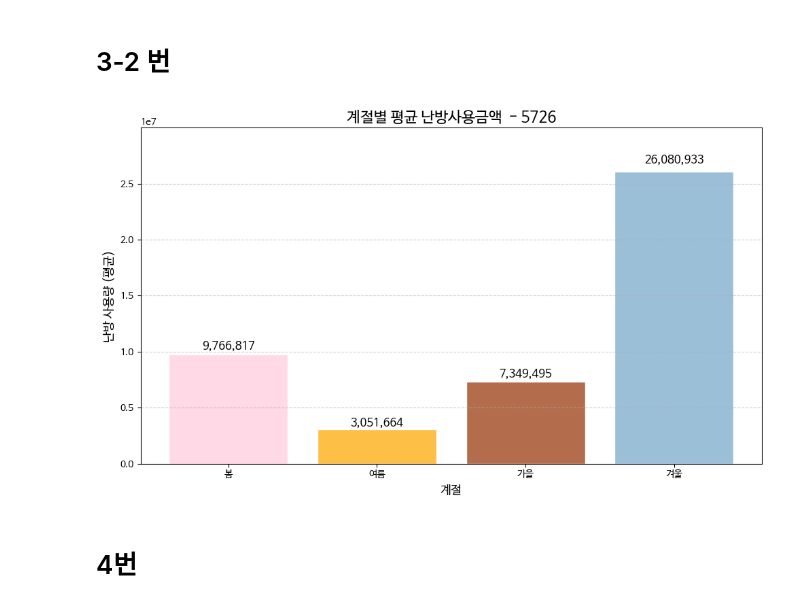
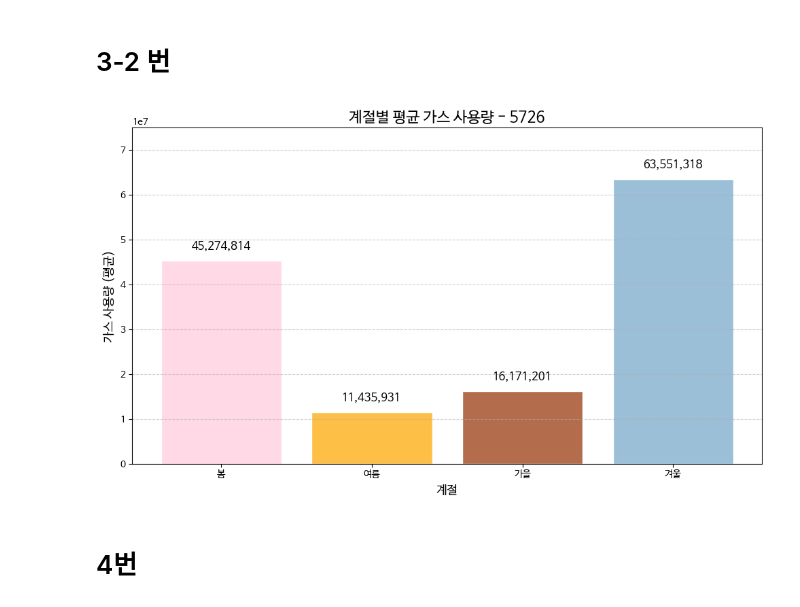
Before and after one commit to Elinasu001/Data-Analysis-with-Open-Source, a Jupyter notebook: 분석.ipynb, the cells around one changed output. Cells and saved outputs as stored; diff of their text form; code cells hidden in the pictures.

```diff
--- a/분석.ipynb
+++ b/분석.ipynb
@@ -232,37 +231,52 @@ plt.show()
 # %% [markdown]
 # 3-2 번
 # %%
-# 계절별 가스 사용량 평균 계산
+import matplotlib.pyplot as plt
 
+# 가스 컬럼을 숫자형으로 (NaN은 0으로)
+df_renamed['가스(gus)'] = pd.to_numeric(df_renamed['가스(gus)'], errors='coerce').fillna(0)
+
+#  계절 순서 정의 , 계절별 가스 사용량 평균 집계
 season_order = ['봄', '여름', '가을', '겨울']
-seasonal_heating = df_renamed.groupby('계절(season)')['지역난방(hus)'].mean().reindex(season_order)
+seasonal_gas = df_renamed.groupby('계절(season)')['가스(gus)'].mean().reindex(season_order)
 
-# 막대그래프 시각화
+# 막대그래프
 plt.figure(figsize=(10, 6))
-bars = plt.bar(seasonal_heating.index, seasonal_heating.values,
-               color=['#FFD9E5','#FDBF46' ,'#B36D4C' , '#9BBFD7'],
-               edgecolor='white', linewidth=1)
+bars = plt.bar(
+    seasonal_gas.index,
+    seasonal_gas.values,
+    color=['#FFD9E5', '#FDBF46', '#B36D4C', '#9BBFD7'],
+    edgecolor='white',
+    linewidth=1.0,
+    label='평균 가스 사용량'
+)
 
-# 제목, 축 레이블 설정
-plt.title("계절별 평균 난방사용금액  - 5726", fontsize=16)
+# 축/제목
+plt.title("계절별 평균 가스 사용량 - 5726", fontsize=16)
 plt.xlabel("계절", fontsize=13)
-plt.ylabel("난방 사용량 (평균)", fontsize=13)
+plt.ylabel("가스 사용량 (평균)", fontsize=13)
 plt.grid(axis='y', linestyle='--', alpha=0.6)
 
-#  각 막대 위에 수치 표시
+# 막대 위 수치 표시
+offset = seasonal_gas.max() * 0.03
 for bar in bars:
-    height = bar.get_height()
-    plt.text(bar.get_x() + bar.get_width()/2, height + (height * 0.02),
-             f'{height:,.0f}', ha='center', va='bottom', fontsize=12, color='black')
+    h = bar.get_height()
+    plt.text(
+        bar.get_x() + bar.get_width()/2,
+        h + offset,
+        f"{h:,.0f}",
+        ha='center', va='bottom', fontsize=12
+    )
 
-plt.ylim(0, seasonal_heating.max() * 1.15)
+# 여유공간
+plt.ylim(0, seasonal_gas.max() * 1.18)
+plt.tight_layout()
 
-# 그래프 여백 조정 및 저장
-plt.tight_layout()
-plt.savefig("seasonal_heating_usage_5726.png", dpi=300, bbox_inches='tight')
+# 저장/표시
+plt.savefig("seasonal_gas_usage_mean_5726.png", dpi=300, bbox_inches='tight')
 plt.show()
 # %% [output]
-[figure, old version]
+[figure, new version]
 # %% [markdown]
 # 4번
 # %% [markdown]
```
Also changed, not shown: parts of 1 cell of this notebook.
